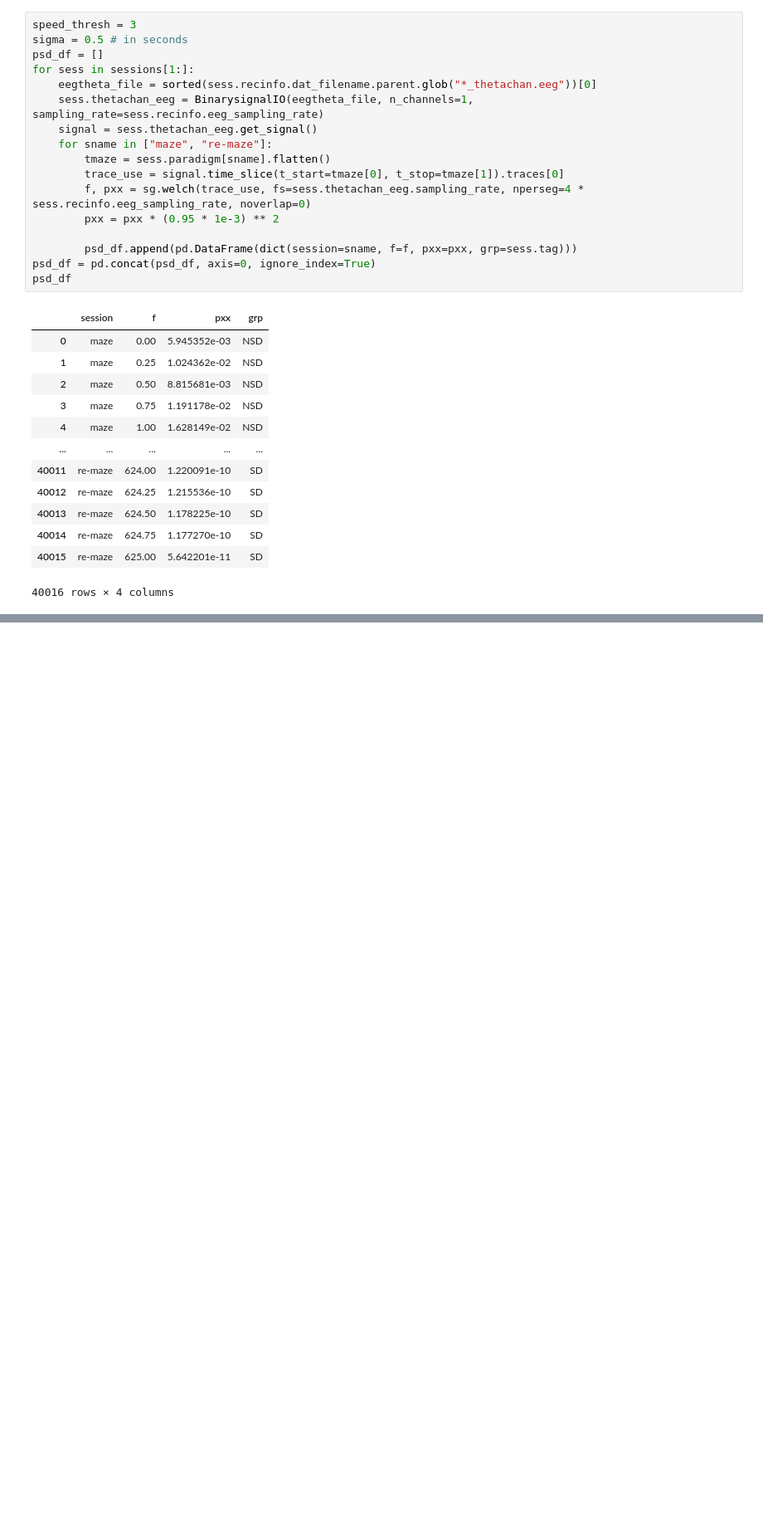
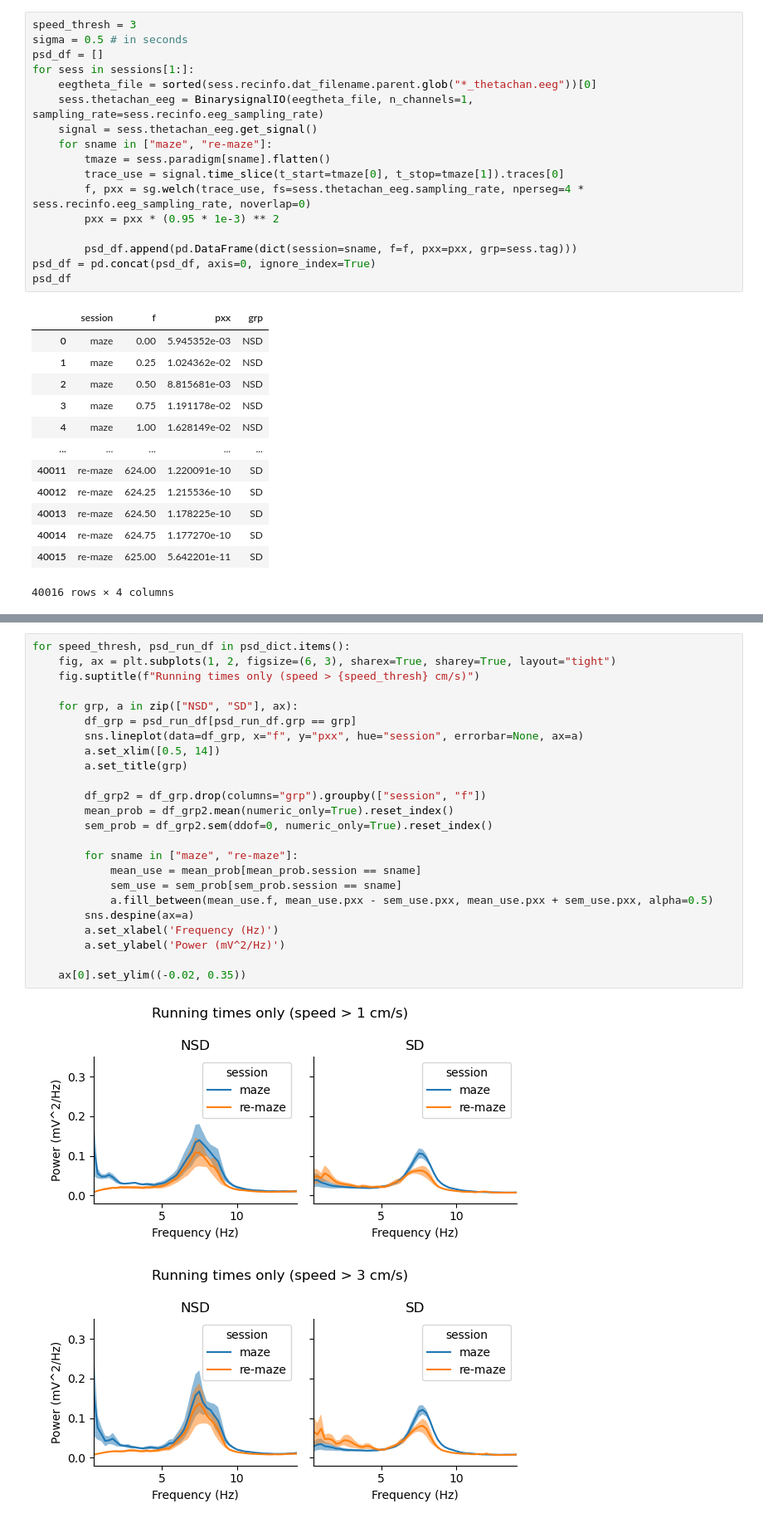
Before and after one commit to nkinsky/Projects_sandbox, a Jupyter notebook: sd_drift/sd_theta_frequency_remaze.ipynb, the cells around one changed output, grey strips where cells are left out. Shown at 83% size. Saved outputs shown, nothing was run; the diff lists cells and outputs as text; blank space fills up the shorter version.

```diff
--- a/sd_drift/sd_theta_frequency_remaze.ipynb
+++ b/sd_drift/sd_theta_frequency_remaze.ipynb
@@ -161,0 +186,27 @@ for grp, a in zip(["NSD", "SD"], ax):
+# %%
+for speed_thresh, psd_run_df in psd_dict.items():
+    fig, ax = plt.subplots(1, 2, figsize=(6, 3), sharex=True, sharey=True, layout="tight")
+    fig.suptitle(f"Running times only (speed > {speed_thresh} cm/s)")
+
+    for grp, a in zip(["NSD", "SD"], ax):
+        df_grp = psd_run_df[psd_run_df.grp == grp]
+        sns.lineplot(data=df_grp, x="f", y="pxx", hue="session", errorbar=None, ax=a)
+        a.set_xlim([0.5, 14])
+        a.set_title(grp)
+
+        df_grp2 = df_grp.drop(columns="grp").groupby(["session", "f"])
+        mean_prob = df_grp2.mean(numeric_only=True).reset_index()
+        sem_prob = df_grp2.sem(ddof=0, numeric_only=True).reset_index()
+
+        for sname in ["maze", "re-maze"]:
+            mean_use = mean_prob[mean_prob.session == sname]
+            sem_use = sem_prob[sem_prob.session == sname]
+            a.fill_between(mean_use.f, mean_use.pxx - sem_use.pxx, mean_use.pxx + sem_use.pxx, alpha=0.5)
+        sns.despine(ax=a)
+        a.set_xlabel('Frequency (Hz)')
+        a.set_ylabel('Power (mV^2/Hz)')
+
+    ax[0].set_ylim((-0.02, 0.35))
+# %% [output]
+[figure, added]
+[figure, added]
```
Also changed, not shown: parts of 8 cells of this notebook.
